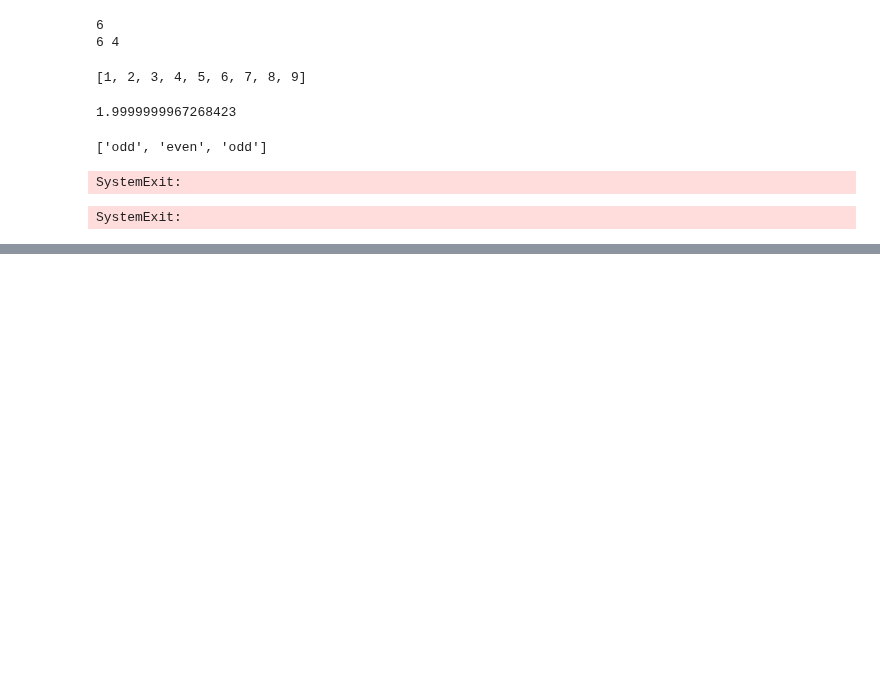
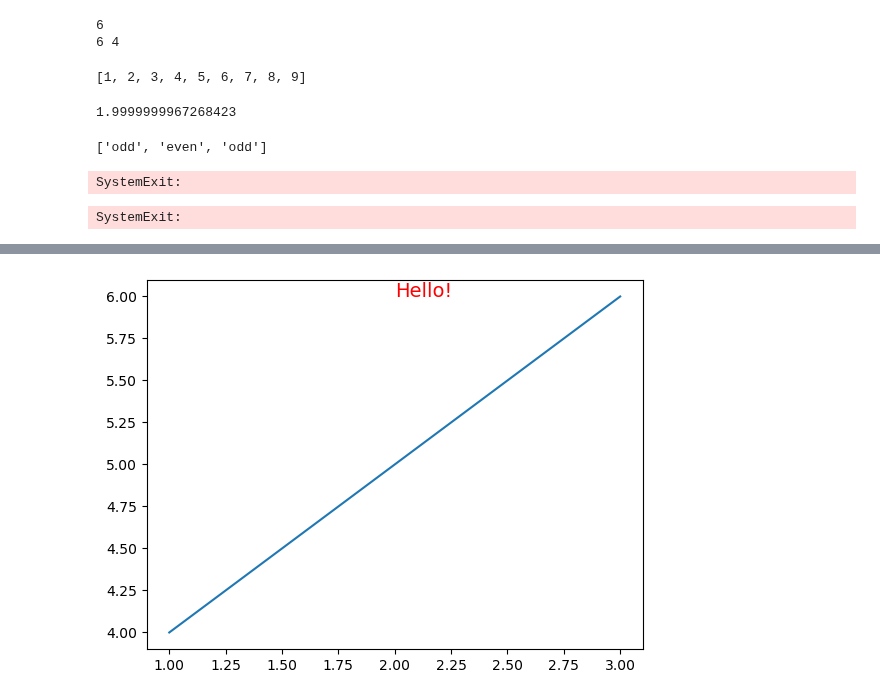
Before and after one commit to tanvirulz/funloop, a Jupyter notebook: sandbox.ipynb, the cells around one changed output, grey strips where cells are left out. Cells and saved outputs as stored; diff of their text form; code cells hidden in the pictures; blank space fills up the shorter version.

```diff
--- a/sandbox.ipynb
+++ b/sandbox.ipynb
@@ -400,0 +513,8 @@ SystemExit:
+# %%
+import matplotlib.pyplot as plt
+
+plt.plot([1, 2, 3], [4, 5, 6])
+plt.text(2, 6, 'Hello!', fontsize=14, color='red')
+plt.show()
+# %% [output]
+[figure, added]
```
Also changed, not shown: parts of 11 cells of this notebook.
